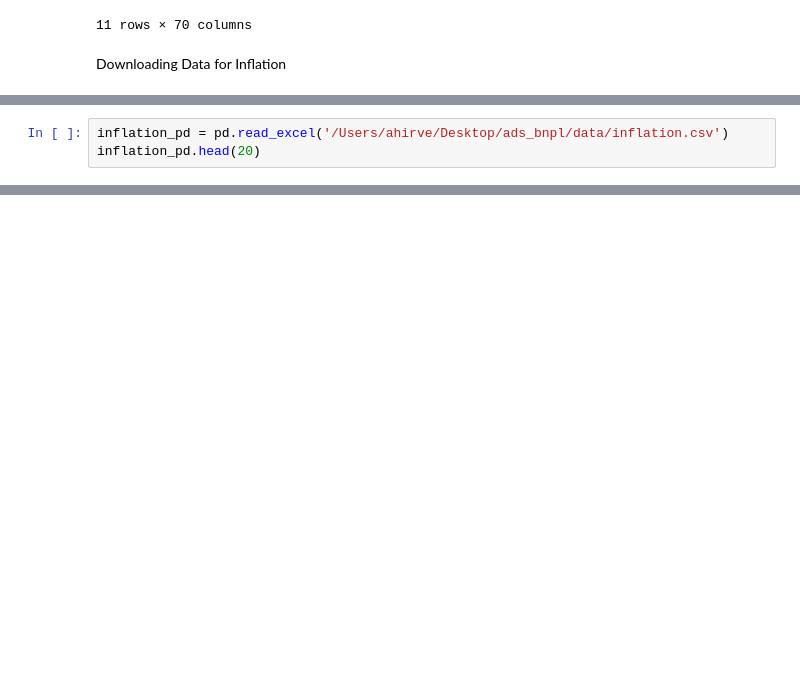
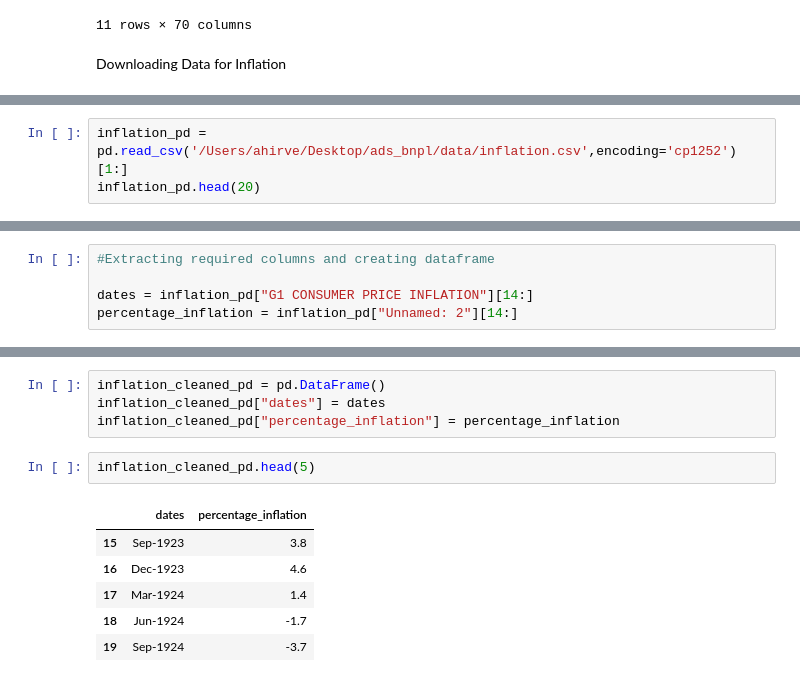
Before and after one commit to MAST30034-Applied-Data-Science/generic-buy-now-pay-later-project-group-10-bnpl, a Jupyter notebook: notebooks/external_datasets.ipynb, the cells around one changed output, grey strips where cells are left out. Cells and saved outputs as stored; diff of their text form; blank space fills up the shorter version.

```diff
--- a/notebooks/external_datasets.ipynb
+++ b/notebooks/external_datasets.ipynb
@@ -73,5 +71,5 @@ urlretrieve(inflation_url, output_directory)
  <http.client.HTTPMessage at 0x...>)
 # %%
-inflation_pd = pd.read_excel('/Users/ahirve/Desktop/ads_bnpl/data/inflation.csv')
+inflation_pd = pd.read_csv('/Users/ahirve/Desktop/ads_bnpl/data/inflation.csv',encoding='cp1252')[1:]
 inflation_pd.head(20)
 # %% [output]
@@ -95,0 +94,5 @@ inflation_pd.head(20)
+# %%
+#Extracting required columns and creating dataframe
+
+dates = inflation_pd["G1 CONSUMER PRICE INFLATION"][14:]
+percentage_inflation = inflation_pd["Unnamed: 2"][14:]
@@ -95,0 +115,13 @@ inflation_pd.head(20)
+# %%
+inflation_cleaned_pd = pd.DataFrame()
+inflation_cleaned_pd["dates"] = dates
+inflation_cleaned_pd["percentage_inflation"] = percentage_inflation
+# %%
+inflation_cleaned_pd.head(5)
+# %% [output]
+|  | dates | percentage_inflation |
+| 15 | Sep-1923 | 3.8 |
+| 16 | Dec-1923 | 4.6 |
+| 17 | Mar-1924 | 1.4 |
+| 18 | Jun-1924 | -1.7 |
+| 19 | Sep-1924 | -3.7 |
```
Also changed, not shown: parts of 14 cells of this notebook, 3 other files.
